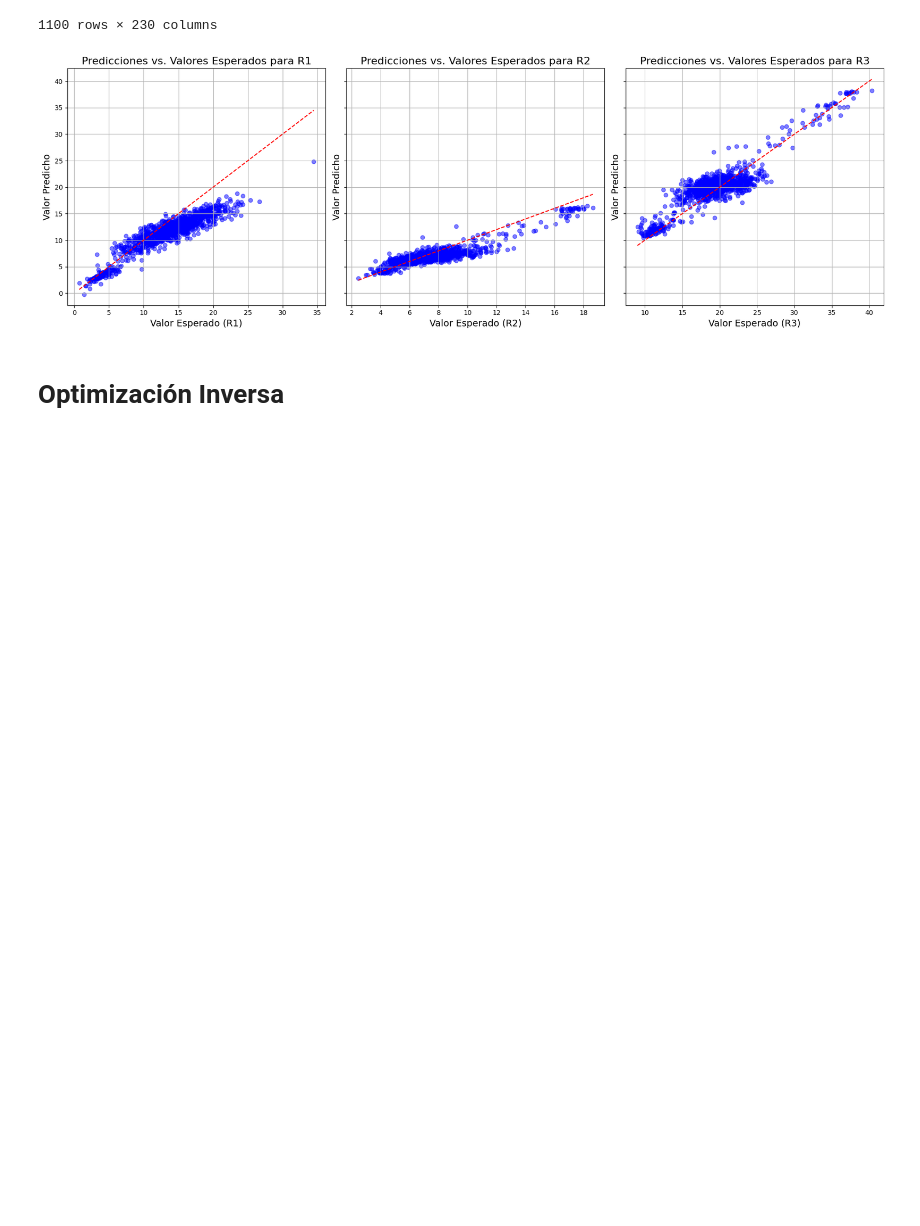
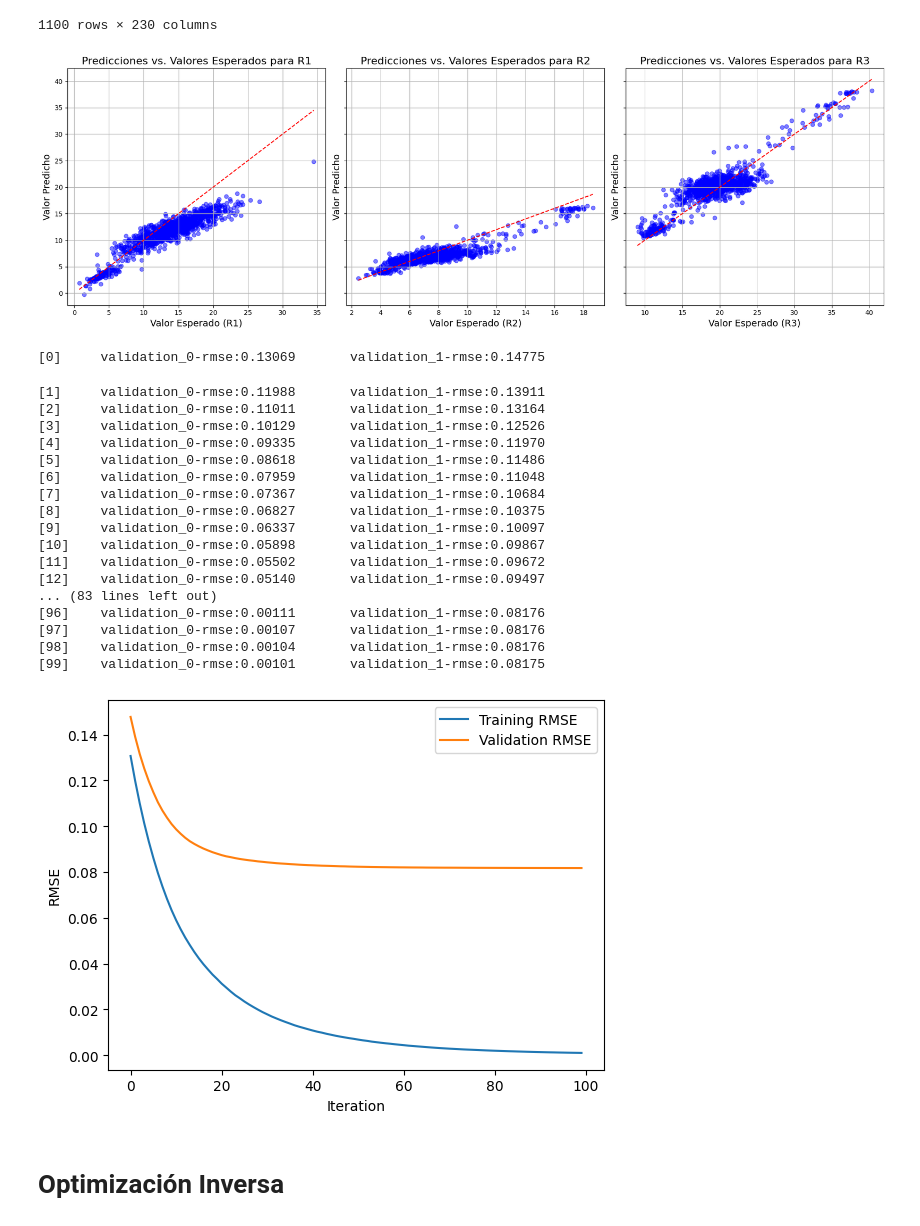
Before and after one commit to MiguelMussi/Multi-Parameter_Wireless_Network, a Jupyter notebook: NN.ipynb, the cells around one changed output. Cells and saved outputs as stored; diff of their text form; code cells hidden in the pictures; blank space fills up the shorter version.

```diff
--- a/NN.ipynb
+++ b/NN.ipynb
@@ -1171,6 +1171,49 @@ plt.tight_layout()
 plt.show()
 # %% [output]
 [figure]
+# %%
+import xgboost as xgb
+import matplotlib.pyplot as plt
+
+# Preparar los conjuntos de entrenamiento y validación
+eval_set = [(X_train, y_train), (X_test, y_test)]
+
+# Entrenar el modelo con seguimiento de las métricas
+xgb_model = xgb.XGBRegressor(objective='reg:squarederror', n_estimators=100, learning_rate=0.1, max_depth=10, random_state=42)
+xgb_model.fit(X_train, y_train, eval_metric="rmse", eval_set=eval_set, verbose=True)
+
+# Obtener la historia de entrenamiento
+results = xgb_model.evals_result()
+
+# Graficar la curva de aprendizaje
+epochs = len(results['validation_0']['rmse'])
+x_axis = range(0, epochs)
+plt.plot(x_axis, results['validation_0']['rmse'], label='Training RMSE')
+plt.plot(x_axis, results['validation_1']['rmse'], label='Validation RMSE')
+plt.xlabel('Iteration')
+plt.ylabel('RMSE')
+plt.legend()
+plt.show()
+# %% [output]
+[0]     validation_0-rmse:0.13069       validation_1-rmse:0.14775
+[1]     validation_0-rmse:0.11988       validation_1-rmse:0.13911
+[2]     validation_0-rmse:0.11011       validation_1-rmse:0.13164
+[3]     validation_0-rmse:0.10129       validation_1-rmse:0.12526
+[4]     validation_0-rmse:0.09335       validation_1-rmse:0.11970
+[5]     validation_0-rmse:0.08618       validation_1-rmse:0.11486
+[6]     validation_0-rmse:0.07959       validation_1-rmse:0.11048
+[7]     validation_0-rmse:0.07367       validation_1-rmse:0.10684
+[8]     validation_0-rmse:0.06827       validation_1-rmse:0.10375
+[9]     validation_0-rmse:0.06337       validation_1-rmse:0.10097
+[10]    validation_0-rmse:0.05898       validation_1-rmse:0.09867
+[11]    validation_0-rmse:0.05502       validation_1-rmse:0.09672
+[12]    validation_0-rmse:0.05140       validation_1-rmse:0.09497
+... (83 lines left out)
+[96]    validation_0-rmse:0.00111       validation_1-rmse:0.08176
+[97]    validation_0-rmse:0.00107       validation_1-rmse:0.08176
+[98]    validation_0-rmse:0.00104       validation_1-rmse:0.08176
+[99]    validation_0-rmse:0.00101       validation_1-rmse:0.08175
+[figure, added]
 # %% [markdown]
 # Optimización Inversa
 # %%
```
Also changed, not shown: parts of 2 cells of this notebook.
